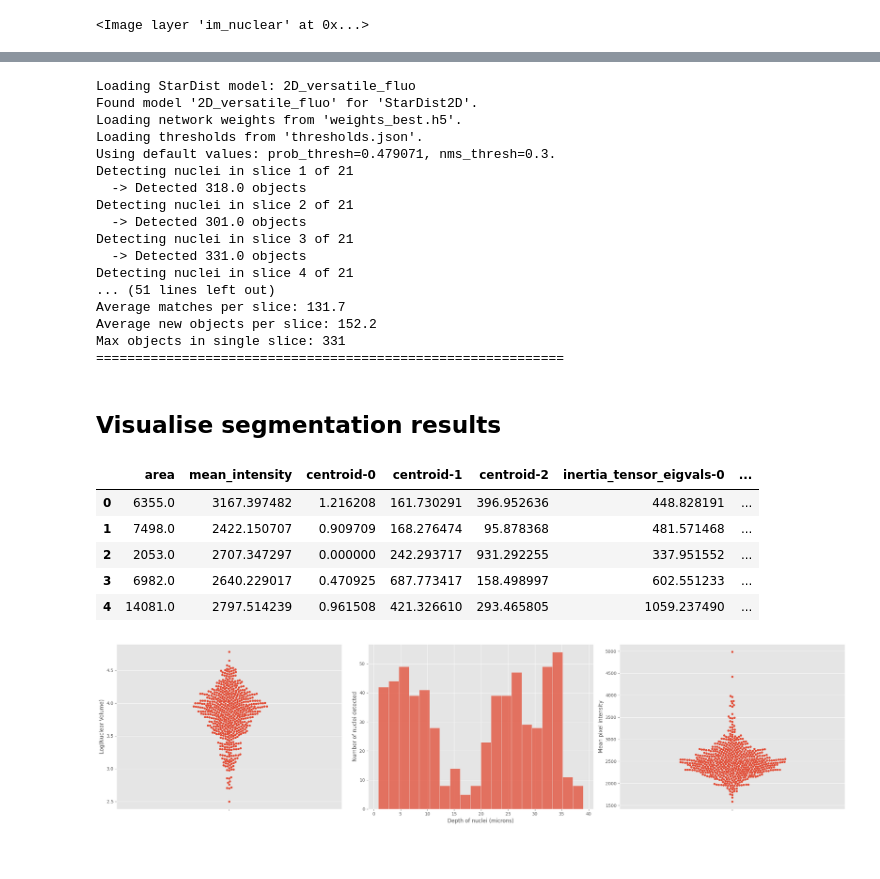
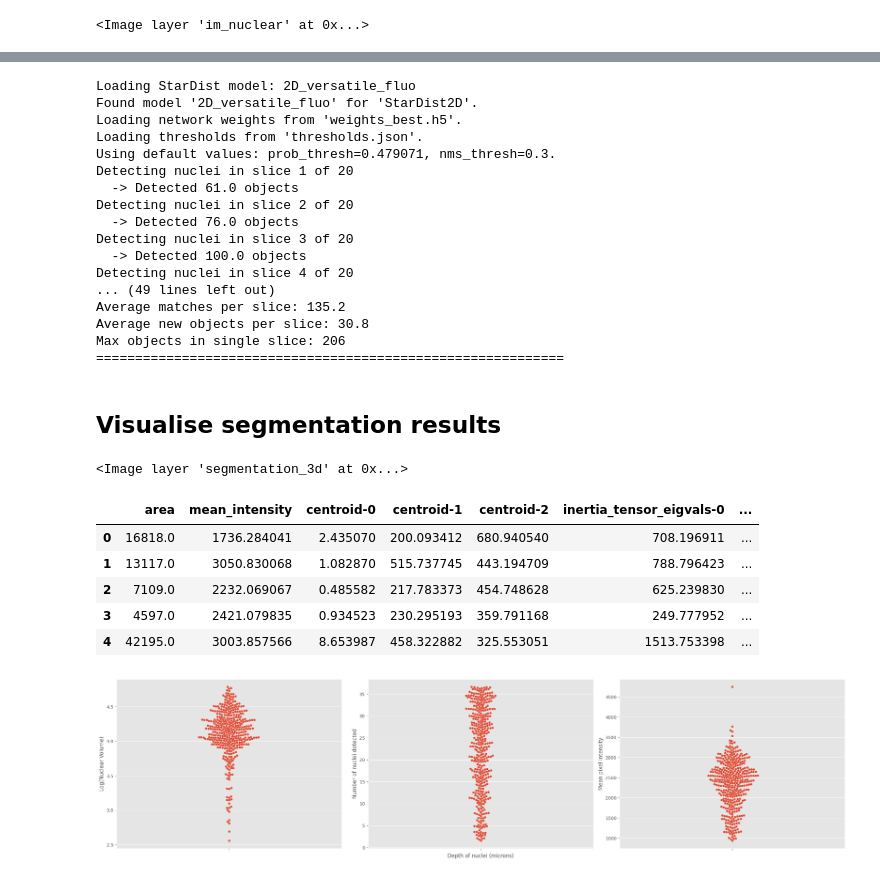
Before and after one commit to dbekat/clearing-efficacy, a Jupyter notebook: unified_analysis.ipynb, the cells around one changed output, grey strips where cells are left out. Cells and saved outputs as stored; diff of their text form; code cells hidden in the pictures.

Commit message:
Replace test dataset with uncleared, modify code and create output dir with .csv files

```diff
--- a/unified_analysis.ipynb
+++ b/unified_analysis.ipynb
@@ -49,4 +48,4 @@ IMPORTING IMAGE
 """
 
 
-im_read = BioImage('./test_inputs/test.ome.tif')  # reads file from relative path
+im_read = BioImage('./test_inputs/input.tif')  # reads file from relative path
@@ -233,17 +234,17 @@ Found model '2D_versatile_fluo' for 'StarDist2D'.
 Loading network weights from 'weights_best.h5'.
 Loading thresholds from 'thresholds.json'.
 Using default values: prob_thresh=0.479071, nms_thresh=0.3.
-Detecting nuclei in slice 1 of 21
-  -> Detected 318.0 objects
-Detecting nuclei in slice 2 of 21
-  -> Detected 301.0 objects
-Detecting nuclei in slice 3 of 21
-  -> Detected 331.0 objects
-Detecting nuclei in slice 4 of 21
-... (51 lines left out)
-Average matches per slice: 131.7
-Average new objects per slice: 152.2
-Max objects in single slice: 331
+Detecting nuclei in slice 1 of 20
+  -> Detected 61.0 objects
+Detecting nuclei in slice 2 of 20
+  -> Detected 76.0 objects
+Detecting nuclei in slice 3 of 20
+  -> Detected 100.0 objects
+Detecting nuclei in slice 4 of 20
+... (49 lines left out)
+Average matches per slice: 135.2
+Average new objects per slice: 30.8
+Max objects in single slice: 206
 ============================================================
 # %% [markdown]
 ## Visualise segmentation results
@@ -254,6 +255,8 @@ Add segmentation results to napari Viewer to visualise/compare to raw data
 
 # add segmentations to napari
 viewer.add_image(segmentation_3d)
+# %% [output]
+<Image layer 'segmentation_3d' at 0x...>
 # %%
 """
 Nuclei data:
@@ -264,18 +267,18 @@ Nuclei data:
 
 nuclei_props = measure.regionprops_table(segmentation_3d.astype(np.int64), im_nuclear, properties=['area', 'mean_intensity','centroid', 'inertia_tensor_eigvals', 'bbox'])  # measures properties per 3D nuclei
 nuclei_props['Depth (microns)'] = nuclei_props['centroid-0'] * z_res
-nuclei_props['Clearing'] = 'ECi'  # change with the clearing protocol used
+nuclei_props['Clearing'] = 'PBS'  # change with the clearing protocol used
 nuclei_props['log(area)'] = np.log10(nuclei_props['area'])
 
 nuclei_props = pd.DataFrame(nuclei_props)
 nuclei_props.head()
 # %% [output]
 |  | area | mean_intensity | centroid-0 | centroid-1 | centroid-2 | inertia_tensor_eigvals-0 | ... |
-| 0 | 6355.0 | 3167.397482 | 1.216208 | 161.730291 | 396.952636 | 448.828191 | ... |
-| 1 | 7498.0 | 2422.150707 | 0.909709 | 168.276474 | 95.878368 | 481.571468 | ... |
-| 2 | 2053.0 | 2707.347297 | 0.000000 | 242.293717 | 931.292255 | 337.951552 | ... |
-| 3 | 6982.0 | 2640.229017 | 0.470925 | 687.773417 | 158.498997 | 602.551233 | ... |
-| 4 | 14081.0 | 2797.514239 | 0.961508 | 421.326610 | 293.465805 | 1059.237490 | ... |
+| 0 | 16818.0 | 1736.284041 | 2.435070 | 200.093412 | 680.940540 | 708.196911 | ... |
+| 1 | 13117.0 | 3050.830068 | 1.082870 | 515.737745 | 443.194709 | 788.796423 | ... |
+| 2 | 7109.0 | 2232.069067 | 0.485582 | 217.783373 | 454.748628 | 625.239830 | ... |
+| 3 | 4597.0 | 2421.079835 | 0.934523 | 230.295193 | 359.791168 | 249.777952 | ... |
+| 4 | 42195.0 | 3003.857566 | 8.653987 | 458.322882 | 325.553051 | 1513.753398 | ... |
 # %%
 """
 Visualisation and QC of measured nuclei data and parameters:
@@ -285,37 +288,36 @@ Visualisation and QC of measured nuclei data and parameters:
 
 clean_nuclei_props = nuclei_props[(nuclei_props['bbox-3'] - nuclei_props['bbox-0']) > 2] # QC Check - removes detections thought to be noise based on the difference of the 'bounding box' in X and Z
 
 fig, axs = plt.subplots(1, 3, figsize=(24,6))
 
 sns.swarmplot(
     data=clean_nuclei_props,
     y='log(area)',
     ax=axs[0]
 )
 
-sns.histplot(
+sns.swarmplot(
     data=clean_nuclei_props,
-    x='Depth (microns)',
-    bins = 20,
+    y='Depth (microns)',
     ax=axs[1]
 )
 
 sns.swarmplot(
     data=clean_nuclei_props,
     y='mean_intensity',
     ax=axs[2]
 )
 
 axs[0].set_ylabel("Log(Nuclear Volume)")
 
 axs[1].set_xlabel("Depth of nuclei (microns)")
 axs[1].set_ylabel("Number of nuclei detected")
 
 axs[2].set_ylabel("Mean pixel intensity")
 
 plt.tight_layout()
 # %% [output]
-[figure, old version]
+[figure, new version]
 # %%
 # measuring percentage of detections which passed bounding box QC checks
 
```
Also changed, not shown: parts of 8 cells of this notebook, 4 other files.
